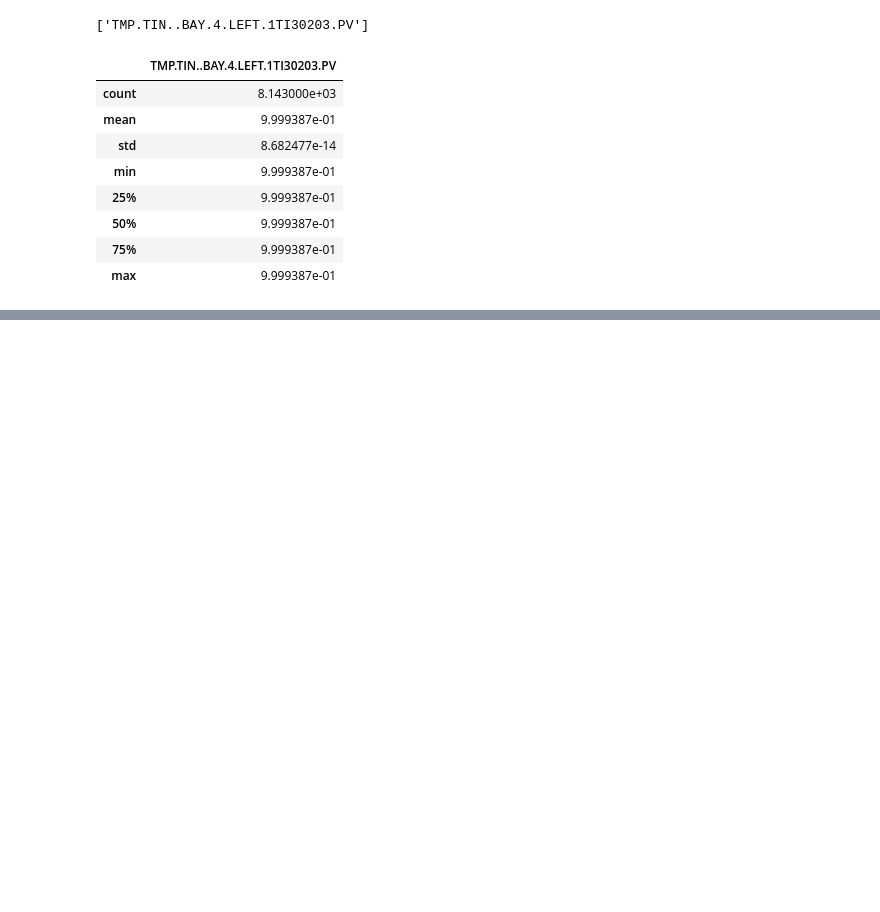
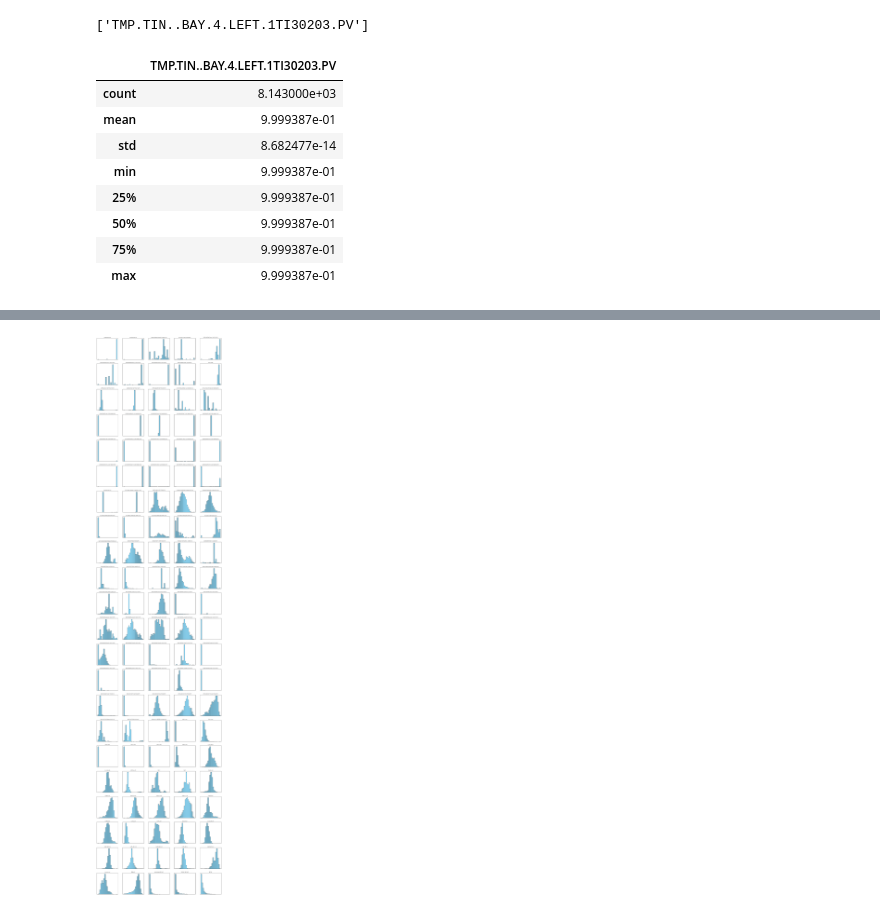
Before and after one commit to gmlwlswls/LGD_anomaly_detection, a Jupyter notebook: 00. 데이터 탐색 및 전처리/데이터 탐색.ipynb, the cells around one changed output, grey strips where cells are left out. Drawn from its saved outputs; the diff is of its cells as text; code cells hidden in the pictures; blank space fills up the shorter version.

```diff
--- a/00. 데이터 탐색 및 전처리/데이터 탐색.ipynb
+++ b/00. 데이터 탐색 및 전처리/데이터 탐색.ipynb
@@ -273,0 +315,3 @@ memory usage: 49.3 MB
+# %%
+feature_df = multi_col_lin_df.drop(['L.RD', 'L.Vac'], axis= 1) # 790
+target_df = multi_col_lin_df[['L.RD', 'L.Vac']] # 2
@@ -273,0 +395,4 @@ memory usage: 49.3 MB
+# %%
+# X_df.info() # 110열
+drop_vif_df = X_df.copy()
+drop_vif_df.info()
@@ -273,0 +411,8 @@ memory usage: 49.3 MB
+# %%
+from sklearn.preprocessing import MinMaxScaler
+
+min_max_scaler = MinMaxScaler(feature_range= (0, 1))
+
+scaled_df = min_max_scaler.fit_transform(drop_vif_df)
+scaled_df = pd.DataFrame(scaled_df, columns= drop_vif_df.columns, index= drop_vif_df.index)
+scaled_df.describe()
@@ -273,0 +429,4 @@ memory usage: 49.3 MB
+# %%
+loged_df = scaled_df.copy()
+loged_df.iloc[:, -3:] = np.log(scaled_df.iloc[:, -3:] + 1)
+loged_df.describe()
@@ -273,0 +443,25 @@ memory usage: 49.3 MB
+# %%
+import math
+n_cols = 5
+n_rows = math.ceil(len(loged_df.columns) / n_cols)
+
+# 서브플롯 생성
+fig, axes = plt.subplots(nrows=n_rows, ncols=n_cols, figsize= (20, 90))
+
+for i, col in enumerate(loged_df.columns):
+    row = i // n_cols
+    col_index = i % n_cols
+    axes[row, col_index].hist(loged_df[col], bins=20, color='skyblue', edgecolor='black')
+    axes[row, col_index].set_title(col, fontsize=8)
+    axes[row, col_index].set_xticks([])  # x축 눈금 제거 (필요에 따라)
+    axes[row, col_index].set_yticks([])  # y축 눈금 제거 (필요에 따라)
+
+# 남은 빈 서브플롯 숨기기
+for i in range(len(loged_df.columns), n_rows * n_cols):
+    row = i // n_cols
+    col_index = i % n_cols
+    axes[row, col_index].axis('off')
+
+plt.show()
+# %% [output]
+[figure, added]
```
Also changed, not shown: parts of 30 cells of this notebook.
